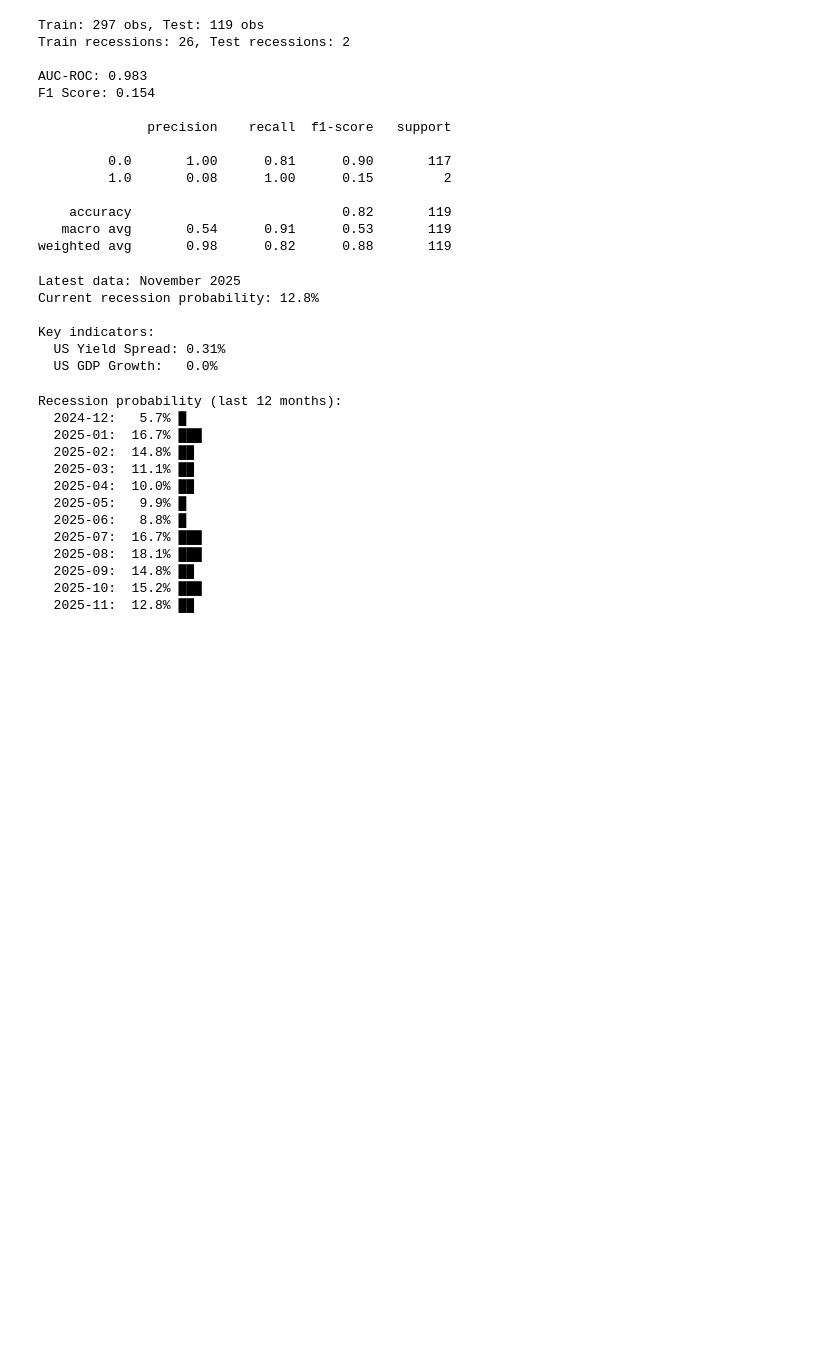
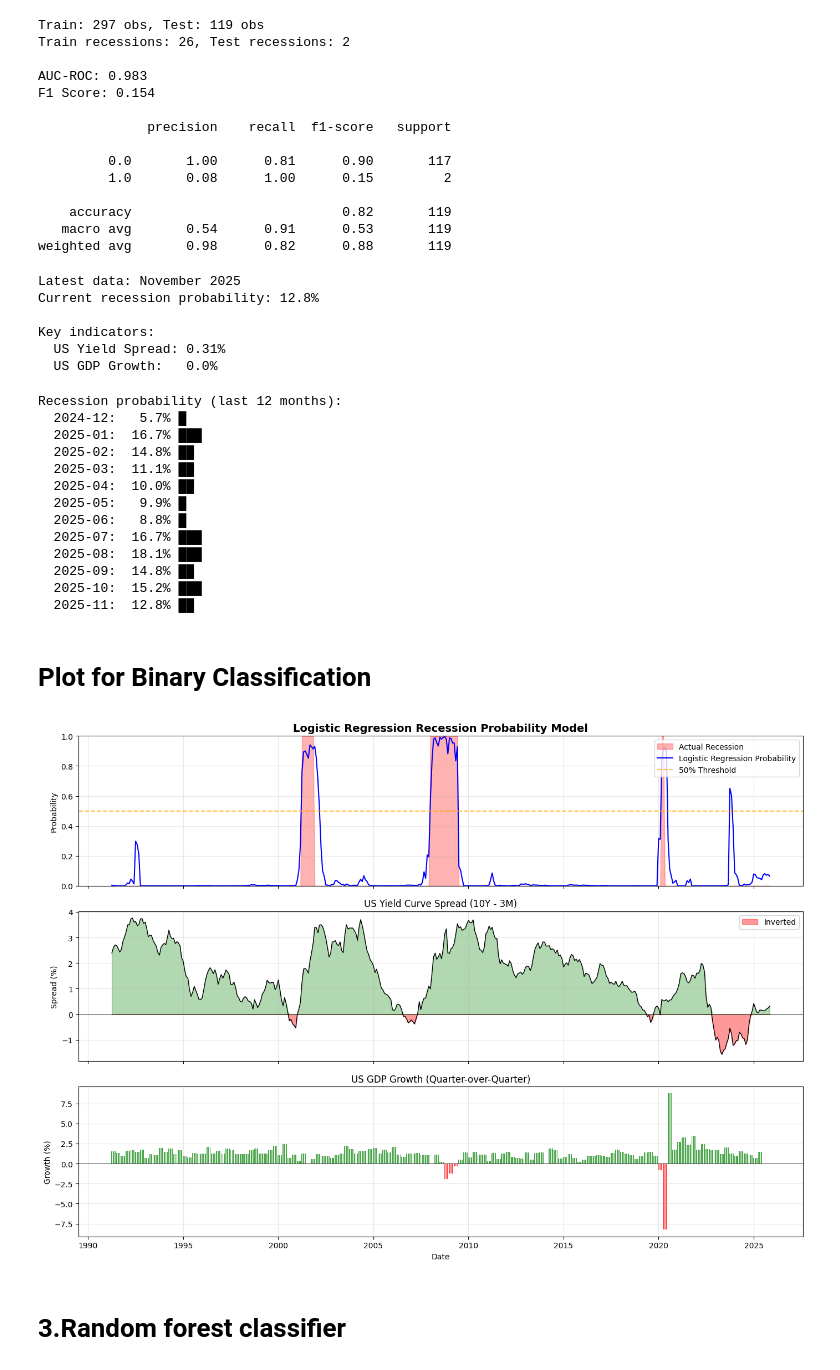
Before and after one commit to benn-sama/predicting-next-recession, a Jupyter notebook: main.ipynb, the cells around one changed output. Drawn from its saved outputs; the diff is of its cells as text; code cells hidden in the pictures; blank space fills up the shorter version.

Commit message:
Added plots and added more notes in markdowns

```diff
--- a/main.ipynb
+++ b/main.ipynb
@@ -345,6 +348,63 @@ Recession probability (last 12 months):
   2025-09:  14.8% ██
   2025-10:  15.2% ███
   2025-11:  12.8% ██
+# %% [markdown]
+# Plot for Binary Classification
+# %%
+# FUNCTIONALITY: Plots logistic regression recession probability over time
+import matplotlib.pyplot as plt
+import matplotlib.dates as mdates
+
+# get probabilities for all data
+X_all_scaled = scaler.fit_transform(features)
+model.fit(X_all_scaled, target)
+all_probs = model.predict_proba(X_all_scaled)[:, 1]
+
+fig, axes = plt.subplots(3, 1, figsize=(14, 10), sharex=True)
+
+# Plot 1: Recession probability
+ax1 = axes[0]
+ax1.fill_between(features.index, 0, target.values, alpha=0.3, color='red', label='Actual Recession')
+ax1.plot(features.index, all_probs, 'b-', linewidth=1.5, label='Logistic Regression Probability')
+ax1.axhline(y=0.5, color='orange', linestyle='--', alpha=0.7, label='50% Threshold')
+ax1.set_ylabel('Probability')
+ax1.set_title('Logistic Regression Recession Probability Model', fontsize=14, fontweight='bold')
+ax1.legend(loc='upper right')
+ax1.set_ylim(0, 1)
+ax1.grid(True, alpha=0.3)
+
+# Plot 2: Yield curve spread
+ax2 = axes[1]
+ax2.fill_between(features.index, 0, features['us_yield_spread'].clip(upper=0), alpha=0.4, color='red', label='Inverted')
+ax2.fill_between(features.index, 0, features['us_yield_spread'].clip(lower=0), alpha=0.3, color='green')
+ax2.plot(features.index, features['us_yield_spread'], 'k-', linewidth=1)
+ax2.axhline(y=0, color='black', linestyle='-', linewidth=0.5)
+ax2.set_ylabel('Spread (%)')
+ax2.set_title('US Yield Curve Spread (10Y - 3M)', fontsize=12)
+ax2.legend(loc='upper right')
+ax2.grid(True, alpha=0.3)
+
+# Plot 3: GDP growth
+ax3 = axes[2]
+colors = ['green' if x >= 0 else 'red' for x in features['us_gdp_growth']]
+ax3.bar(features.index, features['us_gdp_growth'], width=20, color=colors, alpha=0.7)
+ax3.axhline(y=0, color='black', linestyle='-', linewidth=0.5)
+ax3.set_ylabel('Growth (%)')
+ax3.set_title('US GDP Growth (Quarter-over-Quarter)', fontsize=12)
+ax3.set_xlabel('Date')
+ax3.grid(True, alpha=0.3)
+
+for ax in axes:
+  ax.xaxis.set_major_locator(mdates.YearLocator(5))
+  ax.xaxis.set_major_formatter(mdates.DateFormatter('%Y'))
+
+plt.tight_layout()
+plt.savefig('logistic_recession_analysis.png', dpi=150, bbox_inches='tight')
+plt.show()
+# %% [output]
+[figure, added]
+# %% [markdown]
+# 3.Random forest classifier
 # %%
 # FUNCTIONALITY: Trains random forest classifier
 from sklearn.ensemble import RandomForestClassifier
```
Also changed, not shown: parts of 8 cells of this notebook, 3 other files.
